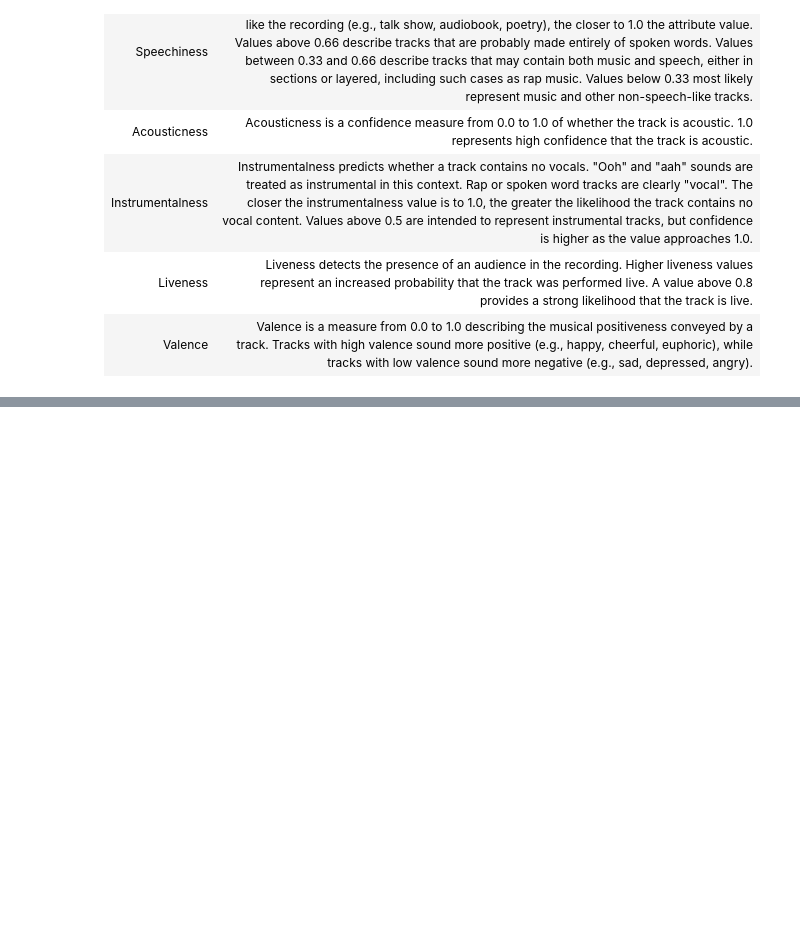
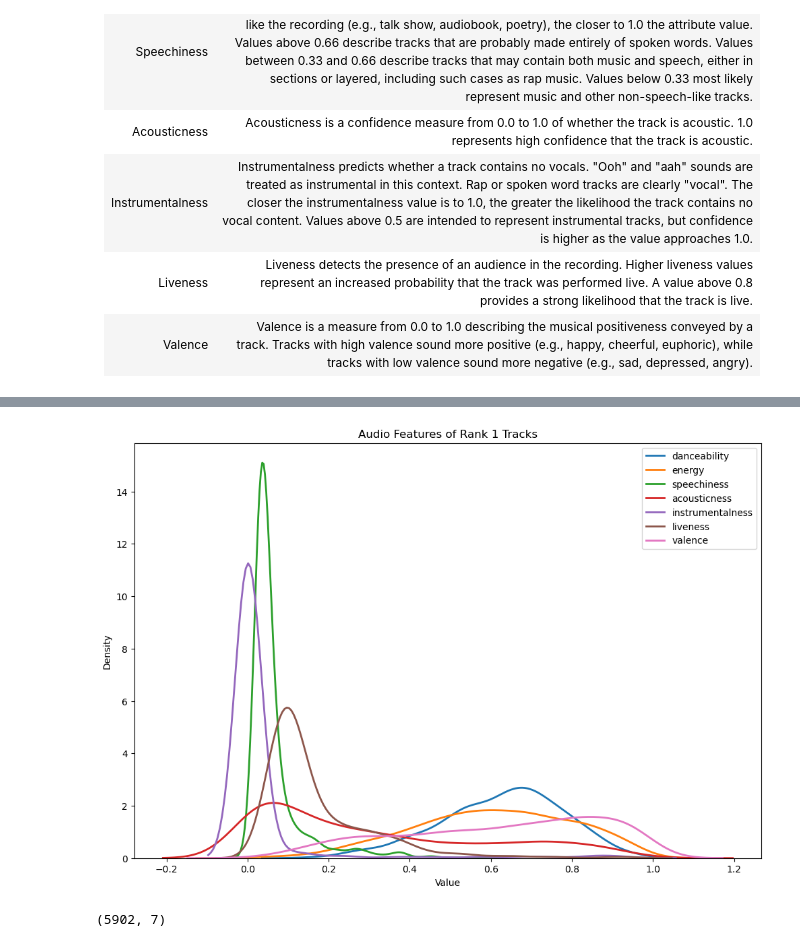
Before and after one commit to dliang5299/Spotify-Analysis, a Jupyter notebook: initial_analysis.ipynb, the cells around one changed output, grey strips where cells are left out. Cells and saved outputs as stored; diff of their text form; code cells hidden in the pictures; blank space fills up the shorter version.

```diff
--- a/initial_analysis.ipynb
+++ b/initial_analysis.ipynb
@@ -216,0 +330,21 @@ Description of each feature copied from the Spotify API documentation:
+# %%
+plt.figure(figsize=(12, 8))
+
+# plot histogram for each feature
+for feature in top_tracks.columns:
+    sns.kdeplot(top_tracks[feature], label=feature, linewidth=2)
+
+plt.title('Audio Features of Rank 1 Tracks')
+plt.xlabel('Value')
+plt.ylabel('Density')
+
+plt.legend()
+plt.show()
+# %% [output]
+[figure, added]
+# %%
+# filter to tracks that didn't make it past rank 80
+bottom_tracks_subset = audio_features_merged[audio_features_merged['peak_position'] > 80][audio_features_list]
+bottom_tracks_subset.shape
+# %% [output]
+(5902, 7)
```
Also changed, not shown: parts of 51 cells of this notebook.
